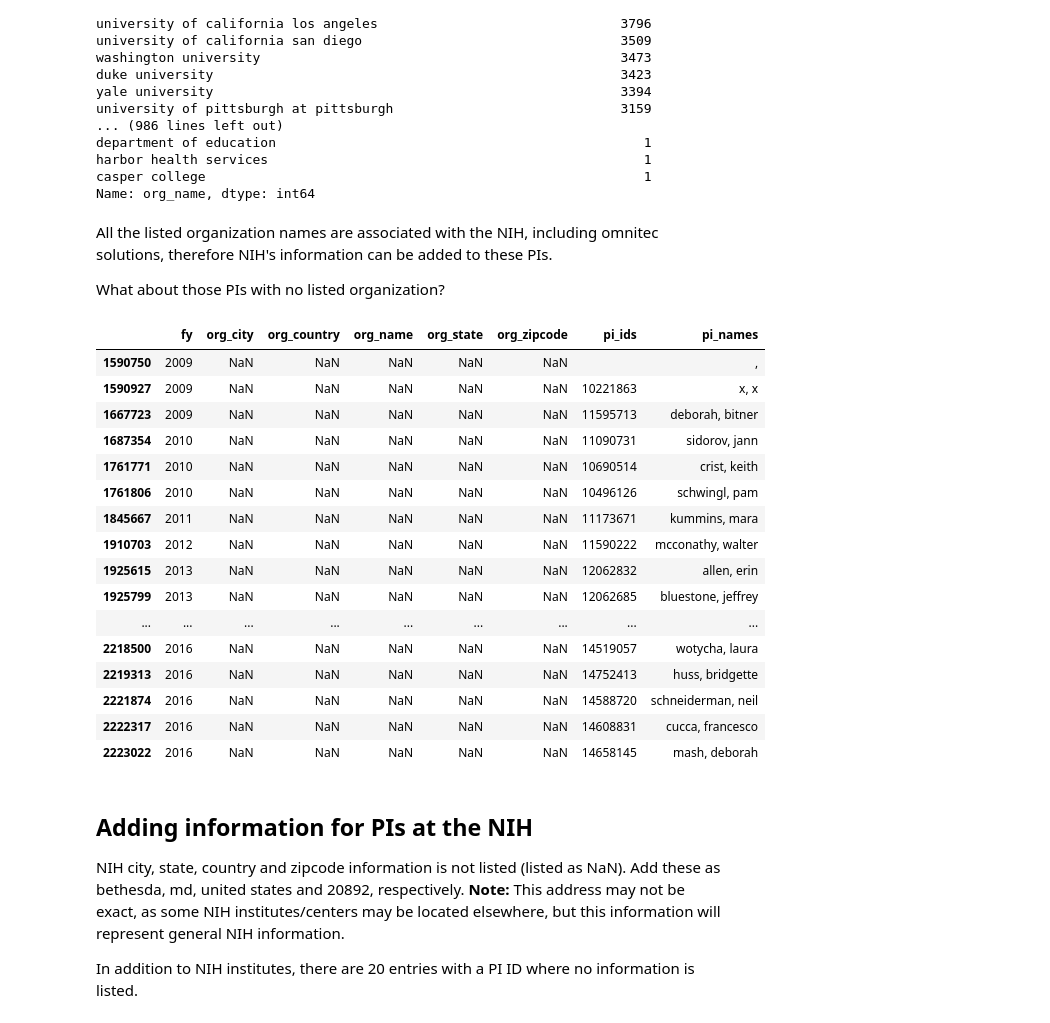
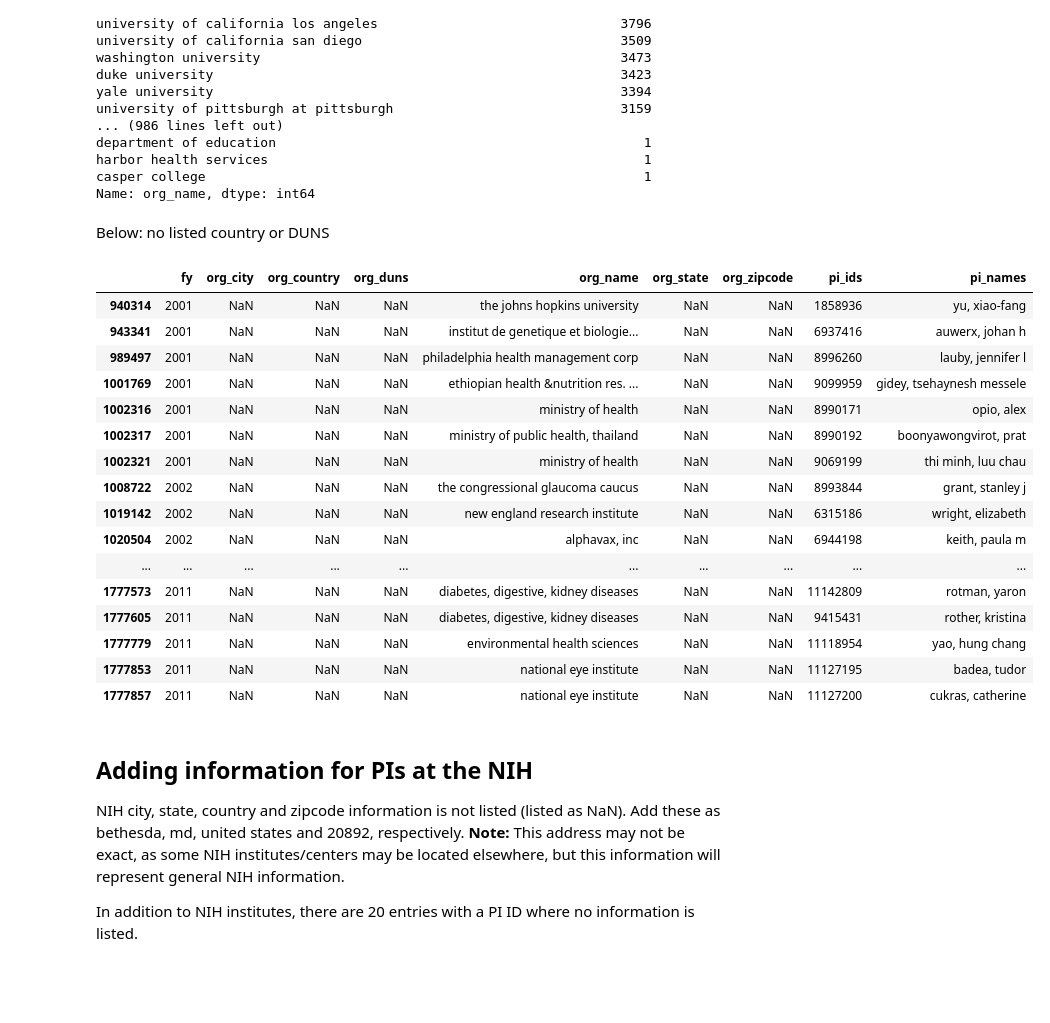
Before and after one commit to yuwie10/nih-awards, a Jupyter notebook: cleaning_pi_info.ipynb, the cells around one changed output. Cells and saved outputs as stored; diff of their text form; code cells hidden in the pictures; blank space fills up the shorter version.

```diff
--- a/cleaning_pi_info.ipynb
+++ b/cleaning_pi_info.ipynb
@@ -311,0 +356,11 @@ pi_unique.ix[pi_unique['org_duns'].str.len() == 7.0]
+# %%
+#Get the DUNS numbers from pi_unique where the length of the DUNS is 19
+len19 = pi_unique.ix[pi_unique['org_duns'].str.len() == 19.0]['org_duns'].values.tolist()
+
+#add a space after the semi-colon
+len19_new = []
+for i in range(len(len19)):
+    len19_new.append(len19[i][:10] + ' ' + len19[i][10:])
+
+#replace the original DUNS of 19 characters
+pi_unique['org_duns'] = pi_unique['org_duns'].replace(len19, len19_new)
@@ -311,0 +369,4 @@ pi_unique.ix[pi_unique['org_duns'].str.len() == 7.0]
+# %%
+pi_unique.shape
+pi_unique = pi_unique.drop_duplicates('pi_ids org_duns'.split())
+pi_unique.shape
@@ -398,30 +469,28 @@ department of education                                               1
 harbor health services                                                1
 casper college                                                        1
 Name: org_name, dtype: int64
-# %% [markdown]
-All the listed organization names are associated with the NIH, including omnitec solutions, therefore NIH's information can be added to these PIs.
-
-What about those PIs with no listed organization?
+# %% [markdown]
+Below: no listed country or DUNS
 # %%
-null_country.ix[null_country['org_name'].isnull()]
+null_country.ix[null_country['org_duns'].isnull()]
 # %% [output]
-|  | fy | org_city | org_country | org_name | org_state | org_zipcode | pi_ids | pi_names |
-| 1590750 | 2009 | NaN | NaN | NaN | NaN | NaN |  | , |
-| 1590927 | 2009 | NaN | NaN | NaN | NaN | NaN | 10221863 | x, x |
-| 1667723 | 2009 | NaN | NaN | NaN | NaN | NaN | 11595713 | deborah, bitner |
-| 1687354 | 2010 | NaN | NaN | NaN | NaN | NaN | 11090731 | sidorov, jann |
-| 1761771 | 2010 | NaN | NaN | NaN | NaN | NaN | 10690514 | crist, keith |
-| 1761806 | 2010 | NaN | NaN | NaN | NaN | NaN | 10496126 | schwingl, pam |
-| 1845667 | 2011 | NaN | NaN | NaN | NaN | NaN | 11173671 | kummins, mara |
-| 1910703 | 2012 | NaN | NaN | NaN | NaN | NaN | 11590222 | mcconathy, walter |
-| 1925615 | 2013 | NaN | NaN | NaN | NaN | NaN | 12062832 | allen, erin |
-| 1925799 | 2013 | NaN | NaN | NaN | NaN | NaN | 12062685 | bluestone, jeffrey |
-| ... | ... | ... | ... | ... | ... | ... | ... | ... |
-| 2218500 | 2016 | NaN | NaN | NaN | NaN | NaN | 14519057 | wotycha, laura |
-| 2219313 | 2016 | NaN | NaN | NaN | NaN | NaN | 14752413 | huss, bridgette |
-| 2221874 | 2016 | NaN | NaN | NaN | NaN | NaN | 14588720 | schneiderman, neil |
-| 2222317 | 2016 | NaN | NaN | NaN | NaN | NaN | 14608831 | cucca, francesco |
-| 2223022 | 2016 | NaN | NaN | NaN | NaN | NaN | 14658145 | mash, deborah |
+|  | fy | org_city | org_country | org_duns | org_name | org_state | org_zipcode | pi_ids | pi_names |
+| 940314 | 2001 | NaN | NaN | NaN | the johns hopkins university | NaN | NaN | 1858936 | yu, xiao-fang |
+| 943341 | 2001 | NaN | NaN | NaN | institut de genetique et biologie... | NaN | NaN | 6937416 | auwerx, johan h |
+| 989497 | 2001 | NaN | NaN | NaN | philadelphia health management corp | NaN | NaN | 8996260 | lauby, jennifer l |
+| 1001769 | 2001 | NaN | NaN | NaN | ethiopian health &nutrition res. ... | NaN | NaN | 9099959 | gidey, tsehaynesh messele |
+| 1002316 | 2001 | NaN | NaN | NaN | ministry of health | NaN | NaN | 8990171 | opio, alex |
+| 1002317 | 2001 | NaN | NaN | NaN | ministry of public health, thailand | NaN | NaN | 8990192 | boonyawongvirot, prat |
+| 1002321 | 2001 | NaN | NaN | NaN | ministry of health | NaN | NaN | 9069199 | thi minh, luu chau |
+| 1008722 | 2002 | NaN | NaN | NaN | the congressional glaucoma caucus | NaN | NaN | 8993844 | grant, stanley j |
+| 1019142 | 2002 | NaN | NaN | NaN | new england research institute | NaN | NaN | 6315186 | wright, elizabeth |
+| 1020504 | 2002 | NaN | NaN | NaN | alphavax, inc | NaN | NaN | 6944198 | keith, paula m |
+| ... | ... | ... | ... | ... | ... | ... | ... | ... | ... |
+| 1777573 | 2011 | NaN | NaN | NaN | diabetes, digestive, kidney diseases | NaN | NaN | 11142809 | rotman, yaron |
+| 1777605 | 2011 | NaN | NaN | NaN | diabetes, digestive, kidney diseases | NaN | NaN | 9415431 | rother, kristina |
+| 1777779 | 2011 | NaN | NaN | NaN | environmental health sciences | NaN | NaN | 11118954 | yao, hung chang |
+| 1777853 | 2011 | NaN | NaN | NaN | national eye institute | NaN | NaN | 11127195 | badea, tudor |
+| 1777857 | 2011 | NaN | NaN | NaN | national eye institute | NaN | NaN | 11127200 | cukras, catherine |
 # %% [markdown]
 ## Adding information for PIs at the NIH
 
```
Also changed, not shown: parts of 12 cells of this notebook.
